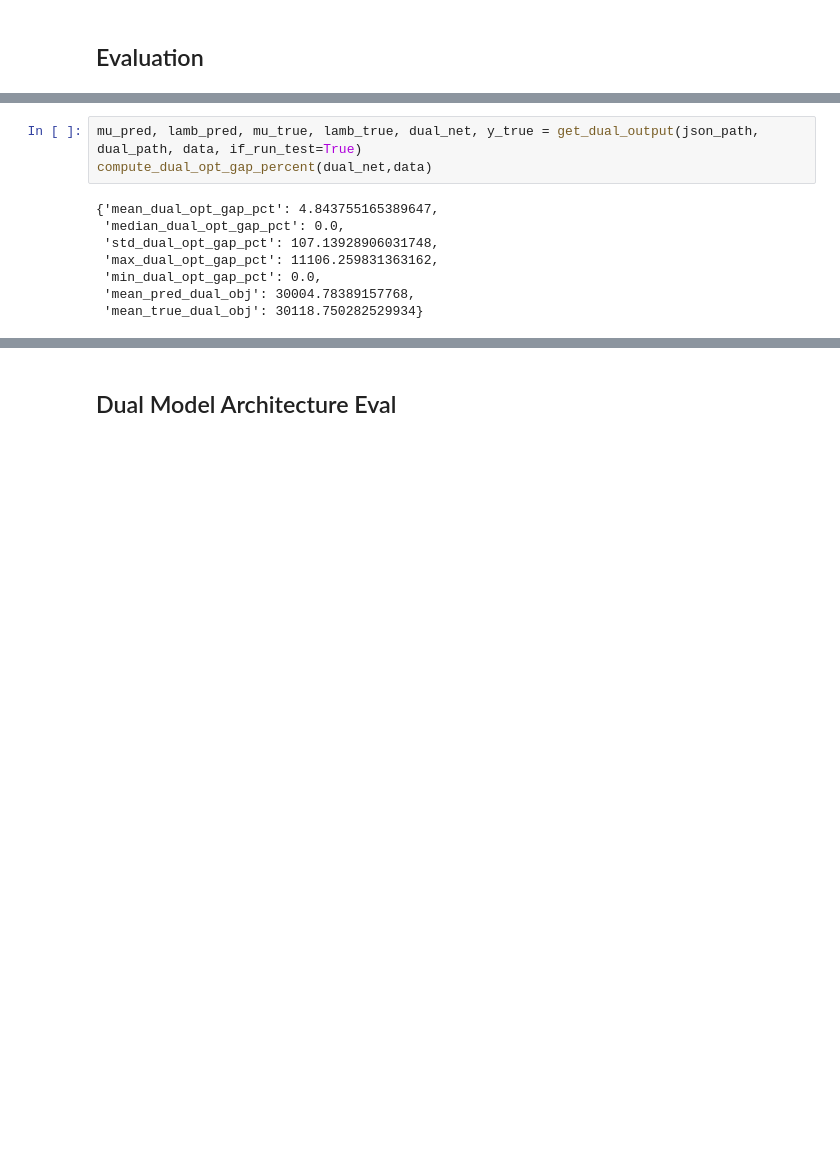
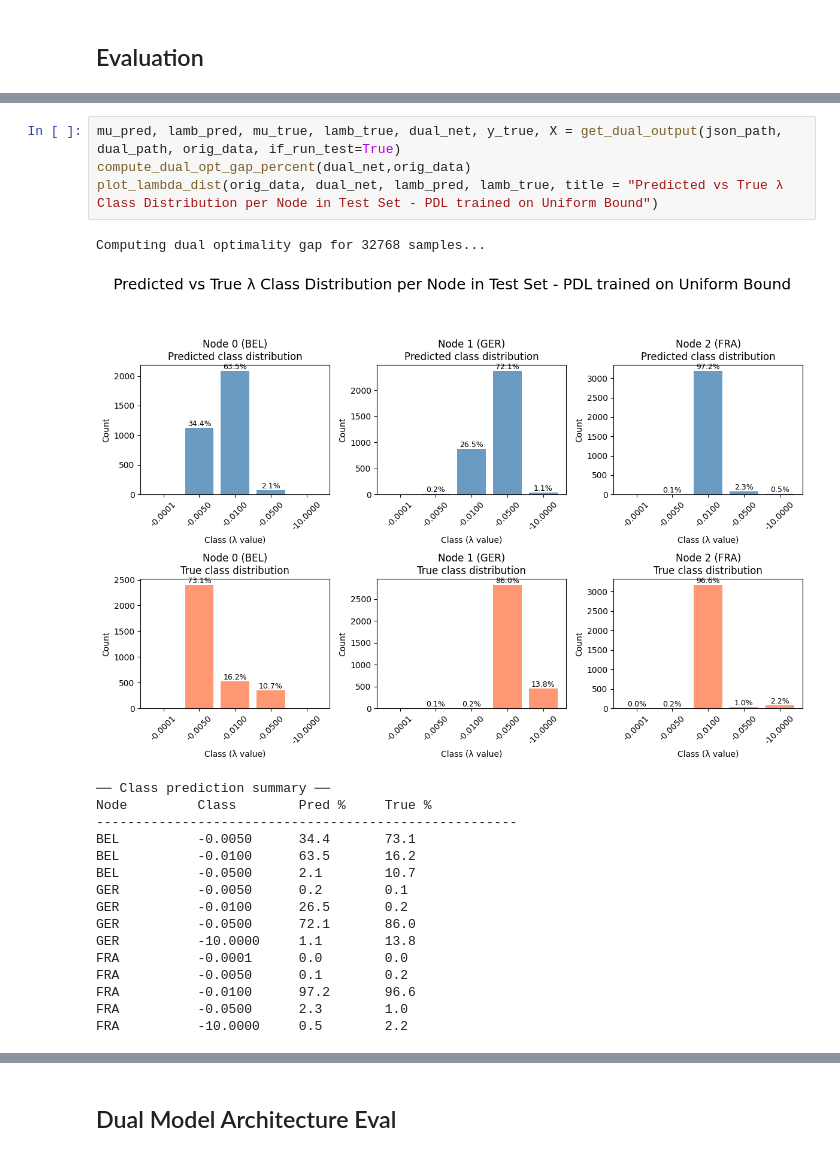
Before and after one commit to PeterrHH/ML-Enhanced-Benders, a Jupyter notebook: evaluate_dual.ipynb, the cells around one changed output, grey strips where cells are left out. Cells and saved outputs as stored; diff of their text form; blank space fills up the shorter version.

```diff
--- a/evaluate_dual.ipynb
+++ b/evaluate_dual.ipynb
@@ -262,12 +291,23 @@ dual_path = os.path.join(base_path, exp_path, "repeat:0", "dual_weights.pth")
 # %%
-mu_pred, lamb_pred, mu_true, lamb_true, dual_net, y_true = get_dual_output(json_path, dual_path, data, if_run_test=True)
-compute_dual_opt_gap_percent(dual_net,data)
+mu_pred, lamb_pred, mu_true, lamb_true, dual_net, y_true, X = get_dual_output(json_path, dual_path, orig_data, if_run_test=True)
+compute_dual_opt_gap_percent(dual_net,orig_data)
+plot_lambda_dist(orig_data, dual_net, lamb_pred, lamb_true, title = "Predicted vs True λ Class Distribution per Node in Test Set - PDL trained on Uniform Bound")
 # %% [output]
-{'mean_dual_opt_gap_pct': 4.843755165389647,
- 'median_dual_opt_gap_pct': 0.0,
- 'std_dual_opt_gap_pct': 107.13928906031748,
- 'max_dual_opt_gap_pct': 11106.259831363162,
- 'min_dual_opt_gap_pct': 0.0,
- 'mean_pred_dual_obj': 30004.78389157768,
- 'mean_true_dual_obj': 30118.750282529934}
+Computing dual optimality gap for 32768 samples...
+[figure, added]
+── Class prediction summary ──
+Node         Class        Pred %     True %
+------------------------------------------------------
+BEL          -0.0050      34.4       73.1
+BEL          -0.0100      63.5       16.2
+BEL          -0.0500      2.1        10.7
+GER          -0.0050      0.2        0.1
+GER          -0.0100      26.5       0.2
+GER          -0.0500      72.1       86.0
+GER          -10.0000     1.1        13.8
+FRA          -0.0001      0.0        0.0
+FRA          -0.0050      0.1        0.2
+FRA          -0.0100      97.2       96.6
+FRA          -0.0500      2.3        1.0
+FRA          -10.0000     0.5        2.2
 # %%
```
Also changed, not shown: parts of 33 cells of this notebook, 15 other files.
